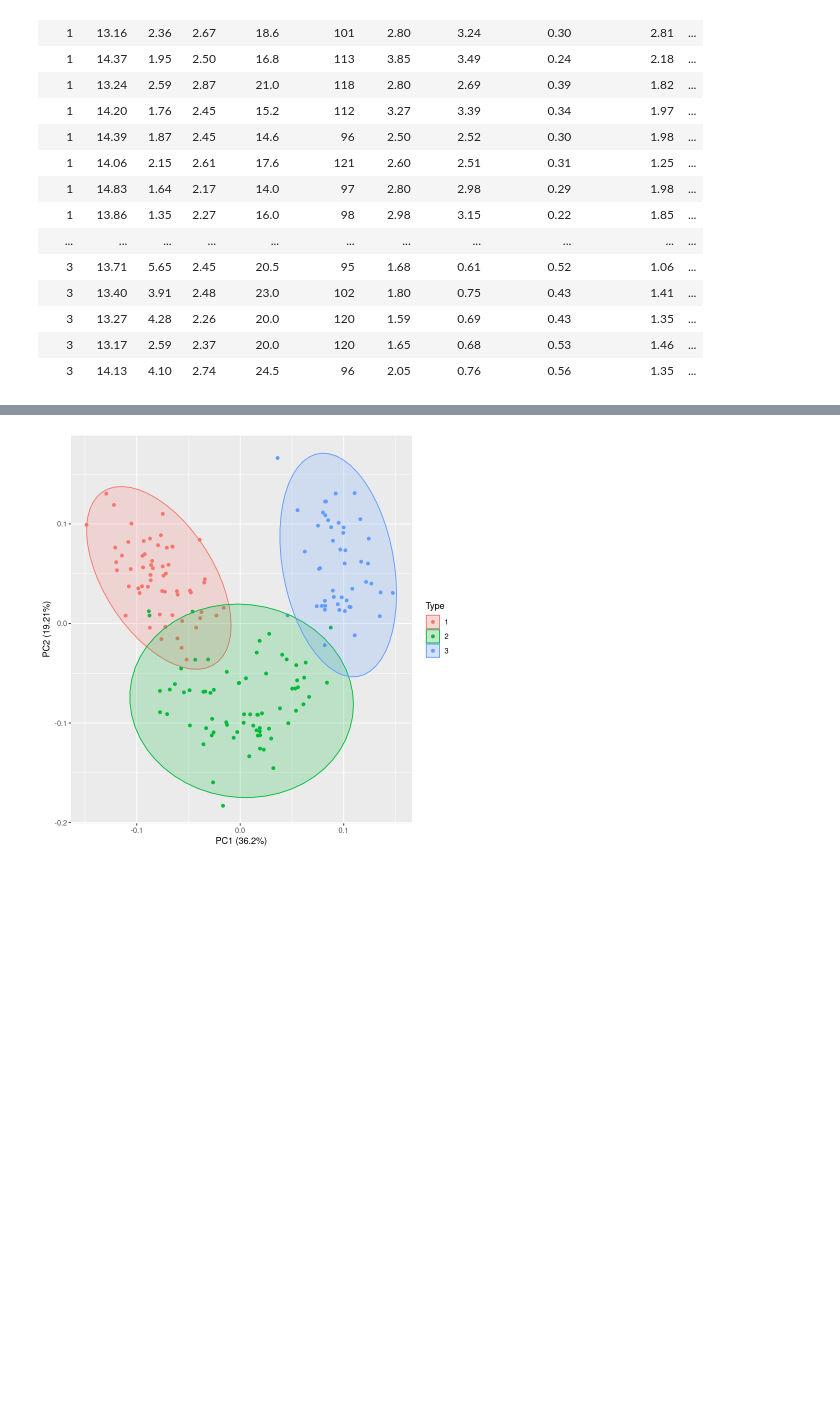
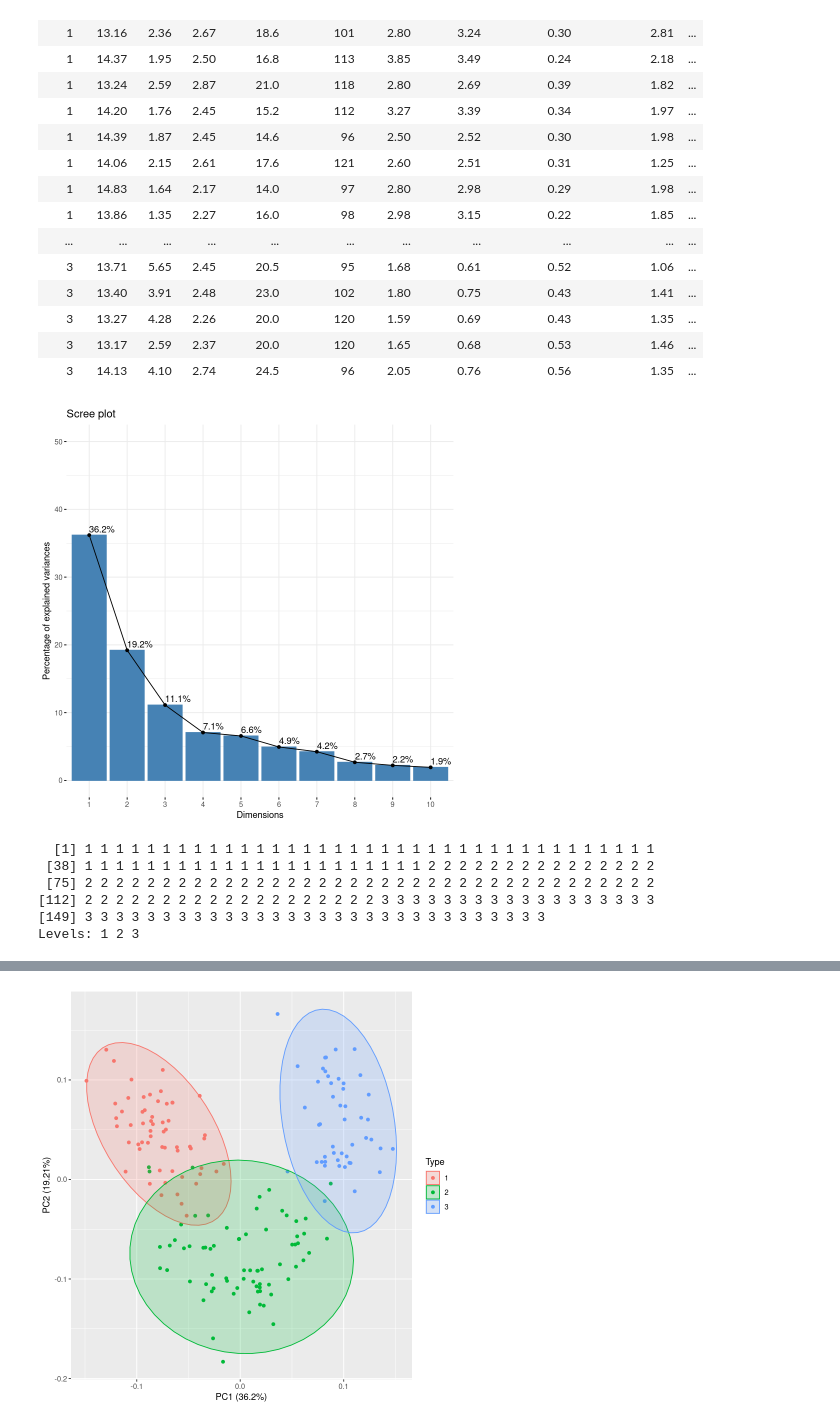
Before and after one commit to Ligerd/wizualizacja_danych, a Jupyter notebook: project_1/Project_1.ipynb, the cells around one changed output, grey strips where cells are left out. Cells and saved outputs as stored; diff of their text form; code cells hidden in the pictures; blank space fills up the shorter version.

```diff
--- a/project_1/Project_1.ipynb
+++ b/project_1/Project_1.ipynb
@@ -50,9 +60,20 @@ A data.frame: 178 × 14
 | 3 | 13.27 | 4.28 | 2.26 | 20.0 | 120 | 1.59 | 0.69 | 0.43 | 1.35 | ... |
 | 3 | 13.17 | 2.59 | 2.37 | 20.0 | 120 | 1.65 | 0.68 | 0.53 | 1.46 | ... |
 | 3 | 14.13 | 4.10 | 2.74 | 24.5 | 96 | 2.05 | 0.76 | 0.56 | 1.35 | ... |
-# %%
-wine <- read.table("http://archive.ics.uci.edu/ml/machine-learning-databases/wine/wine.data",sep=",")
 # %%
 stdwine=as.data.frame(scale(wine[,2:14]))
 # %%
 pca_res <- prcomp(stdwine, scale = TRUE)
+# %%
+fviz_eig(pca_res, addlabels = TRUE, ylim = c(0, 50))
+# %% [output]
+[figure, added]
+# %%
+wine$Type
+# %% [output]
+  [1] 1 1 1 1 1 1 1 1 1 1 1 1 1 1 1 1 1 1 1 1 1 1 1 1 1 1 1 1 1 1 1 1 1 1 1 1 1
+ [38] 1 1 1 1 1 1 1 1 1 1 1 1 1 1 1 1 1 1 1 1 1 1 2 2 2 2 2 2 2 2 2 2 2 2 2 2 2
+ [75] 2 2 2 2 2 2 2 2 2 2 2 2 2 2 2 2 2 2 2 2 2 2 2 2 2 2 2 2 2 2 2 2 2 2 2 2 2
+[112] 2 2 2 2 2 2 2 2 2 2 2 2 2 2 2 2 2 2 2 3 3 3 3 3 3 3 3 3 3 3 3 3 3 3 3 3 3
+[149] 3 3 3 3 3 3 3 3 3 3 3 3 3 3 3 3 3 3 3 3 3 3 3 3 3 3 3 3 3 3
+Levels: 1 2 3
```
Also changed, not shown: parts of 12 cells of this notebook.
